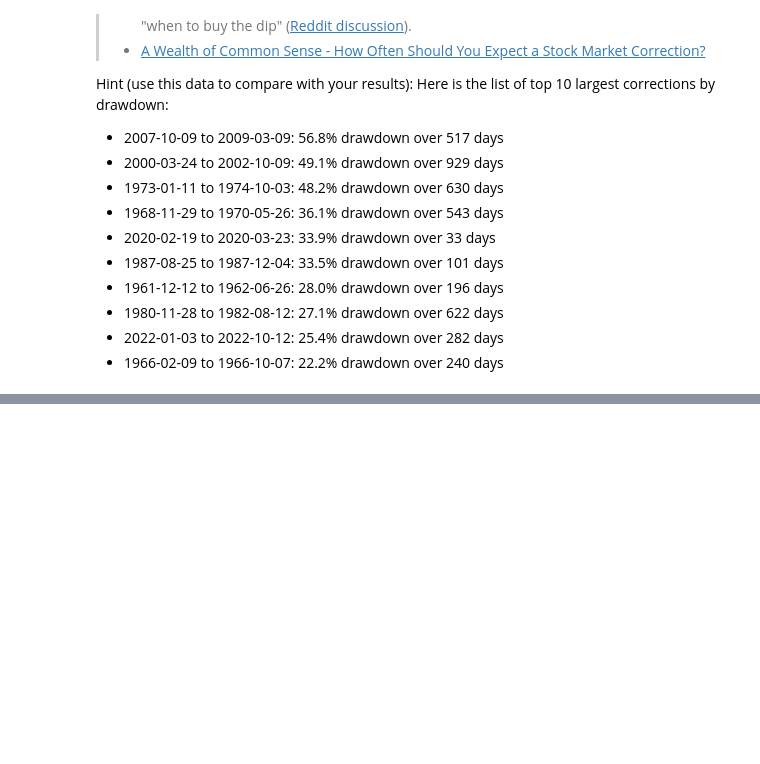
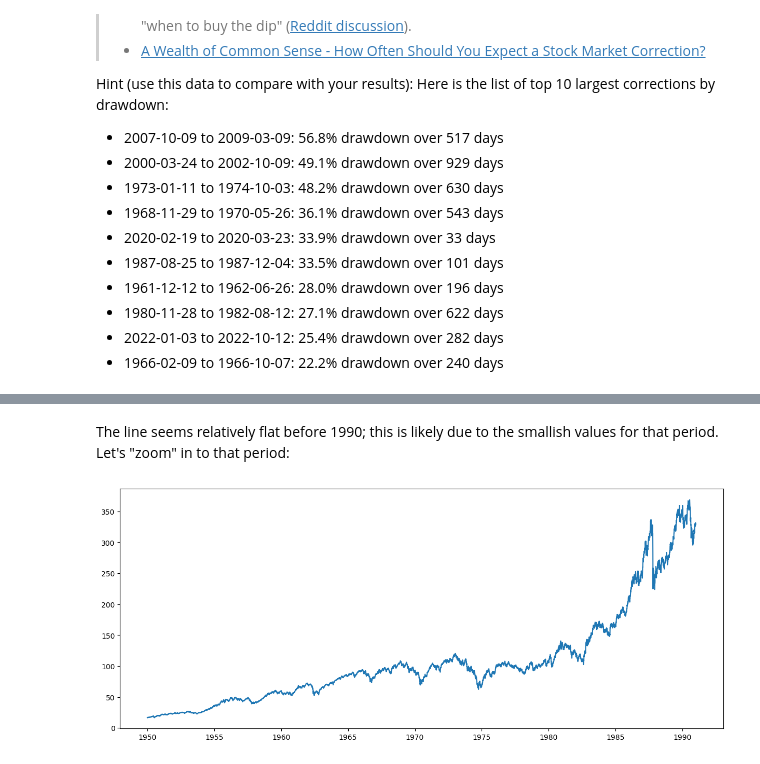
Before and after one commit to shaolang/smaz, a Jupyter notebook: homework1.ipynb, the cells around one changed output, grey strips where cells are left out. Drawn from its saved outputs; the diff is of its cells as text; code cells hidden in the pictures; blank space fills up the shorter version.

```diff
--- a/homework1.ipynb
+++ b/homework1.ipynb
@@ -223,0 +233,9 @@ shape: (18_969, 2)
+# %% [markdown]
+The line seems relatively flat before 1990; this is likely due to the smallish values for that period.
+Let's "zoom" in to that period:
+# %%
+plt.figure(figsize=(15, 6))
+pred = c('Date') < date(1990, 12, 31)
+plt.plot(df.filter(pred)['Date'], df.filter(pred)['Close']);
+# %% [output]
+[figure, added]
```
Also changed, not shown: parts of 6 cells of this notebook.
